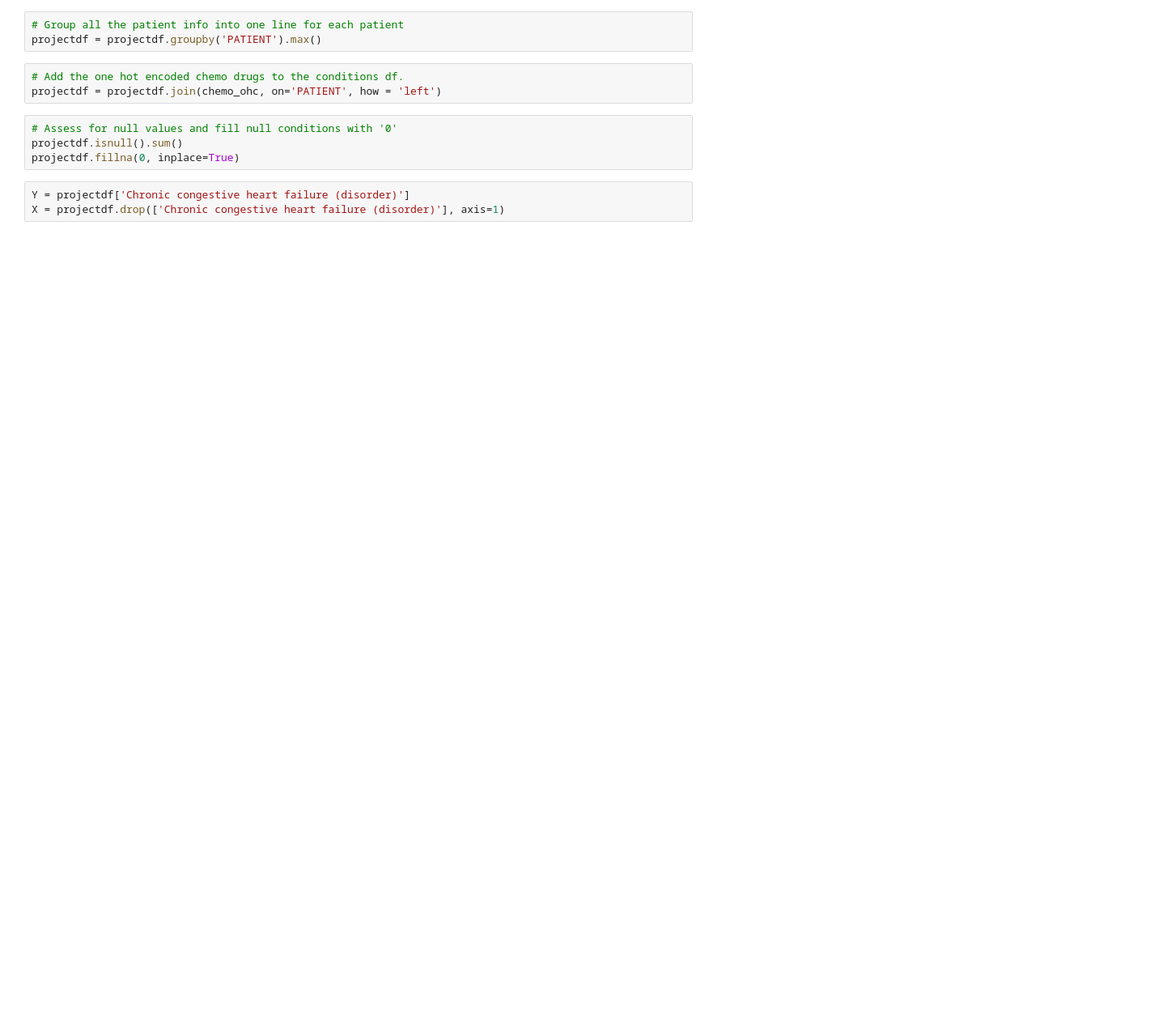
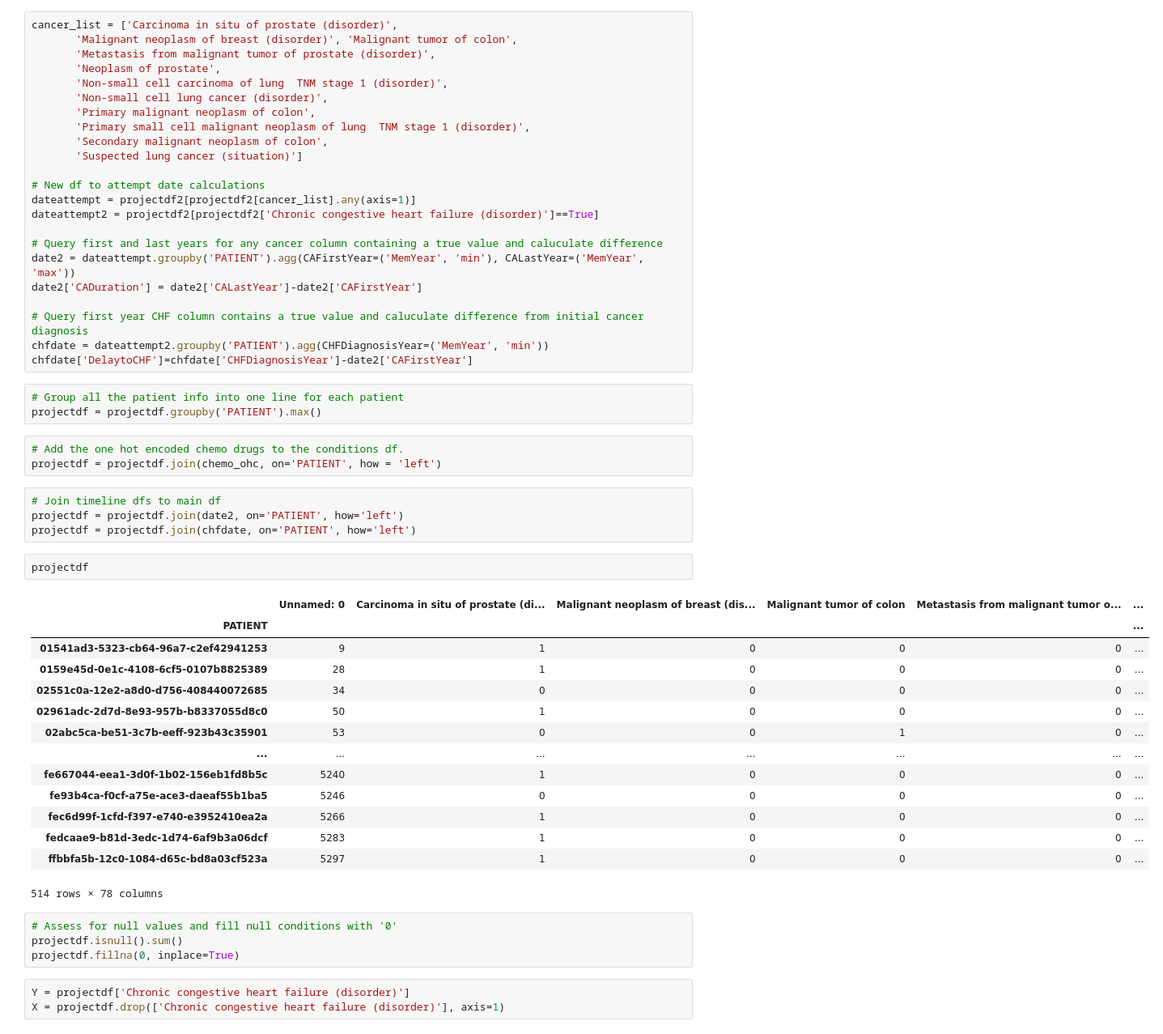
Before and after one commit to wanderer-yh/EHR---Team-6-Project, a Jupyter notebook: Eckstein_work_in_progress.ipynb, the cells around one changed output. Shown at 81% size. Cells and saved outputs as stored; diff of their text form; blank space fills up the shorter version.

Commit message:
updated with date info

```diff
--- a/Eckstein_work_in_progress.ipynb
+++ b/Eckstein_work_in_progress.ipynb
@@ -22,12 +23,56 @@ chemo_pats = pd.read_csv('chemo_pats.csv')
 chemo_ohc = chemo_pats[['PATIENT']].join(pd.get_dummies(chemo_pats['DESCRIPTION'])).groupby('PATIENT').max()
 # %%
 projectdf.drop(['MemYear', 'emergency', 'inpatient', 'outpatient', 'urgentcare', 'wellness', 'ER_Visits', 'Inpt_Admits'], axis=1, inplace=True)
+# %%
+cancer_list = ['Carcinoma in situ of prostate (disorder)',
+       'Malignant neoplasm of breast (disorder)', 'Malignant tumor of colon',
+       'Metastasis from malignant tumor of prostate (disorder)',
+       'Neoplasm of prostate',
+       'Non-small cell carcinoma of lung  TNM stage 1 (disorder)',
+       'Non-small cell lung cancer (disorder)',
+       'Primary malignant neoplasm of colon',
+       'Primary small cell malignant neoplasm of lung  TNM stage 1 (disorder)',
+       'Secondary malignant neoplasm of colon',
+       'Suspected lung cancer (situation)']
+
+# New df to attempt date calculations
+dateattempt = projectdf2[projectdf2[cancer_list].any(axis=1)]
+dateattempt2 = projectdf2[projectdf2['Chronic congestive heart failure (disorder)']==True]
+
+# Query first and last years for any cancer column containing a true value and caluculate difference
+date2 = dateattempt.groupby('PATIENT').agg(CAFirstYear=('MemYear', 'min'), CALastYear=('MemYear', 'max'))
+date2['CADuration'] = date2['CALastYear']-date2['CAFirstYear']
+
+# Query first year CHF column contains a true value and caluculate difference from initial cancer diagnosis
+chfdate = dateattempt2.groupby('PATIENT').agg(CHFDiagnosisYear=('MemYear', 'min'))
+chfdate['DelaytoCHF']=chfdate['CHFDiagnosisYear']-date2['CAFirstYear']
 # %%
 # Group all the patient info into one line for each patient
 projectdf = projectdf.groupby('PATIENT').max()
 # %%
 # Add the one hot encoded chemo drugs to the conditions df.
 projectdf = projectdf.join(chemo_ohc, on='PATIENT', how = 'left')
+# %%
+# Join timeline dfs to main df
+projectdf = projectdf.join(date2, on='PATIENT', how='left')
+projectdf = projectdf.join(chfdate, on='PATIENT', how='left')
+# %%
+projectdf
+# %% [output]
+|  | Unnamed: 0 | Carcinoma in situ of prostate (di... | Malignant neoplasm of breast (dis... | Malignant tumor of colon | Metastasis from malignant tumor o... | ... |
+| PATIENT |  |  |  |  |  | ... |
+| 01541ad3-5323-cb64-96a7-c2ef42941253 | 9 | 1 | 0 | 0 | 0 | ... |
+| 0159e45d-0e1c-4108-6cf5-0107b8825389 | 28 | 1 | 0 | 0 | 0 | ... |
+| 02551c0a-12e2-a8d0-d756-408440072685 | 34 | 0 | 0 | 0 | 0 | ... |
+| 02961adc-2d7d-8e93-957b-b8337055d8c0 | 50 | 1 | 0 | 0 | 0 | ... |
+| 02abc5ca-be51-3c7b-eeff-923b43c35901 | 53 | 0 | 0 | 1 | 0 | ... |
+| ... | ... | ... | ... | ... | ... | ... |
+| fe667044-eea1-3d0f-1b02-156eb1fd8b5c | 5240 | 1 | 0 | 0 | 0 | ... |
+| fe93b4ca-f0cf-a75e-ace3-daeaf55b1ba5 | 5246 | 0 | 0 | 0 | 0 | ... |
+| fec6d99f-1cfd-f397-e740-e3952410ea2a | 5266 | 1 | 0 | 0 | 0 | ... |
+| fedcaae9-b81d-3edc-1d74-6af9b3a06dcf | 5283 | 1 | 0 | 0 | 0 | ... |
+| ffbbfa5b-12c0-1084-d65c-bd8a03cf523a | 5297 | 1 | 0 | 0 | 0 | ... |
+514 rows × 78 columns
 # %%
 # Assess for null values and fill null conditions with '0'
 projectdf.isnull().sum()
```
Also changed, not shown: parts of 2 cells of this notebook.
